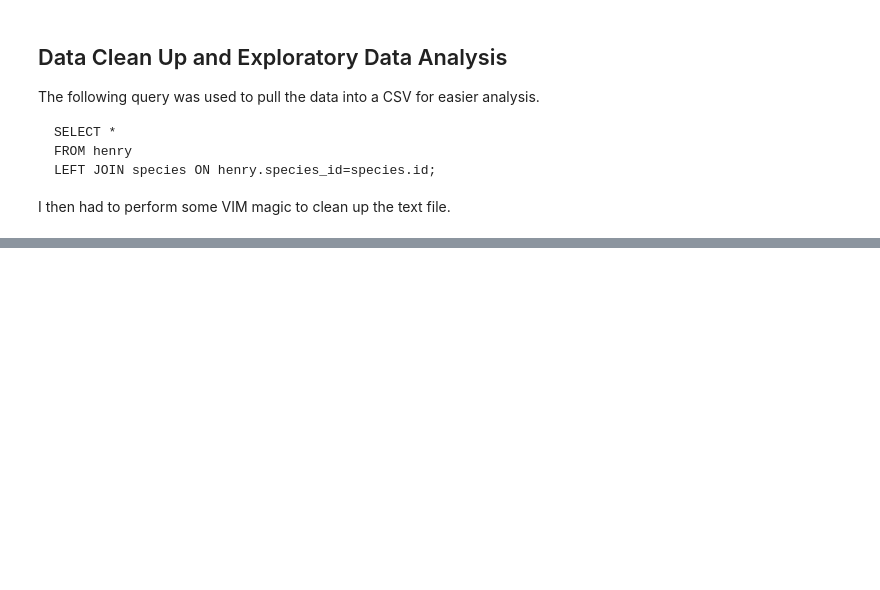
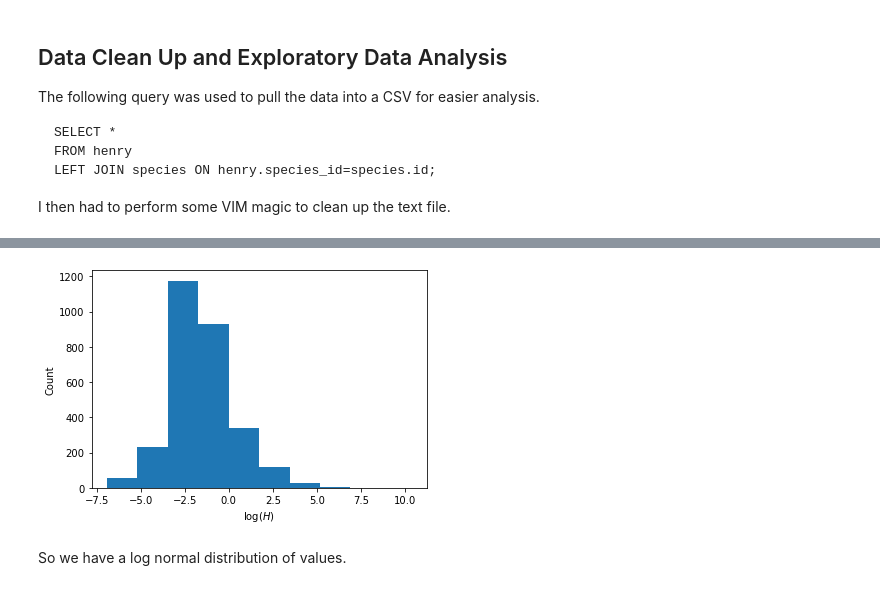
Before and after one commit to zcalhoun/ds4cee-final-project, a Jupyter notebook: eda.ipynb, the cells around one changed output, grey strips where cells are left out. Cells and saved outputs as stored; diff of their text form; code cells hidden in the pictures; blank space fills up the shorter version.

```diff
--- a/eda.ipynb
+++ b/eda.ipynb
@@ -13,11 +13,8 @@ I then had to perform some VIM magic to clean up the text file.
 # Import pandas
 import pandas as pd
 
+# For getting chemical information
+import pubchempy as pcp
+
 # Read in the sanitized CSV file.
 df = pd.read_csv('./data/henrys-law.csv')
-
-# Remove the data with missing values.
-df = df.dropna()
-
-# Evaluate the number for use in numerical analysis.
-df['value'] = [eval(v) for v in df['hominus']]
@@ -24,2 +58,8 @@ df['value'] = [eval(v) for v in df['hominus']]
+# %%
+# Drop rows with a missing Henry's law
+df.drop(df[df['hominus'].isna()].index, inplace=True)
+
+# Evaluate the number for use in numerical analysis.
+df['value'] = [eval(v) for v in df['hominus']]
 # %%
-df.head()
+measured = df[df['htype'] == 'M']
@@ -48,0 +83,14 @@ df
+# %%
+import numpy as np
+import matplotlib.pyplot as plt
+
+log_vals = np.log10(pd.pivot_table(measured, values='value', index='id')['value'])
+
+plt.hist(log_vals)
+plt.xlabel("$\log(H)$")
+plt.ylabel("Count")
+plt.show()
+# %% [output]
+[figure, added]
+# %% [markdown]
+So we have a log normal distribution of values.
```
Also changed, not shown: parts of 30 cells of this notebook, 44 other files.
